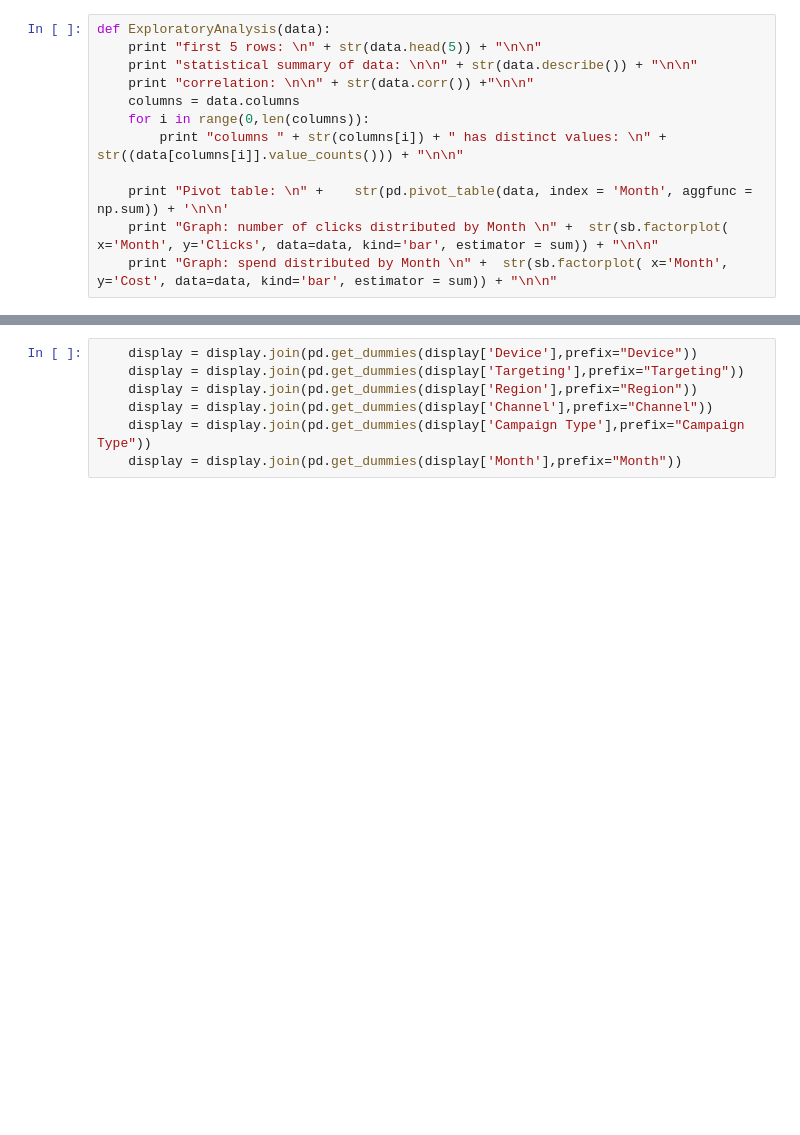
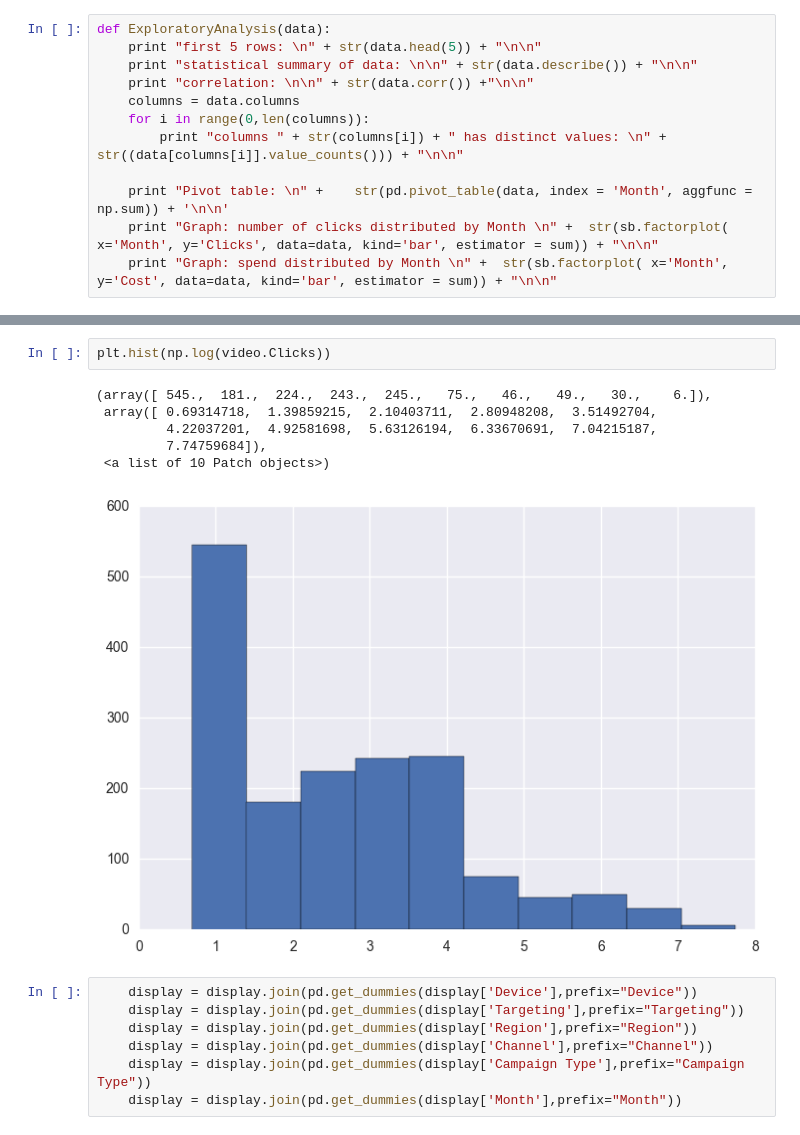
Before and after one commit to ngocdhoang/DS-FinalProject, a Jupyter notebook: Ngoc Hoang - Final Project.ipynb, the cells around one changed output, grey strips where cells are left out. Cells and saved outputs as stored; diff of their text form; blank space fills up the shorter version.

```diff
--- a/Ngoc Hoang - Final Project.ipynb
+++ b/Ngoc Hoang - Final Project.ipynb
@@ -75,3 +66,12 @@ Graph: spend distributed by Month
+# %%
+plt.hist(np.log(video.Clicks))
+# %% [output]
+(array([ 545.,  181.,  224.,  243.,  245.,   75.,   46.,   49.,   30.,    6.]),
+ array([ 0.69314718,  1.39859215,  2.10403711,  2.80948208,  3.51492704,
+         4.22037201,  4.92581698,  5.63126194,  6.33670691,  7.04215187,
+         7.74759684]),
+ <a list of 10 Patch objects>)
+[figure, added]
 # %%
     display = display.join(pd.get_dummies(display['Device'],prefix="Device"))
     display = display.join(pd.get_dummies(display['Targeting'],prefix="Targeting"))
```
Also changed, not shown: parts of 21 cells of this notebook, 1 other file.
